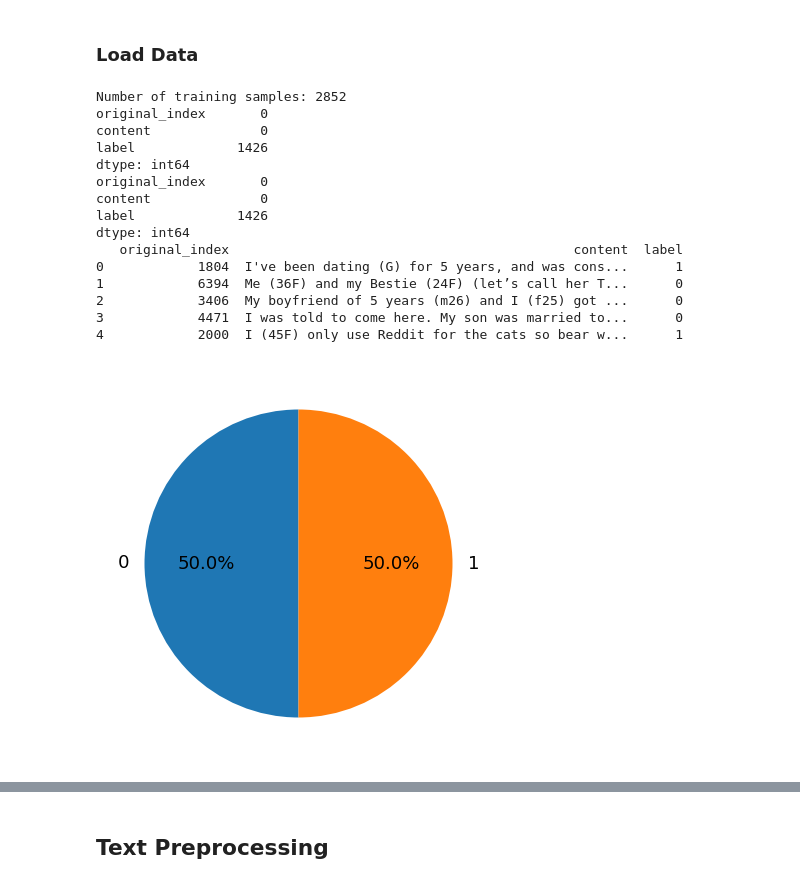
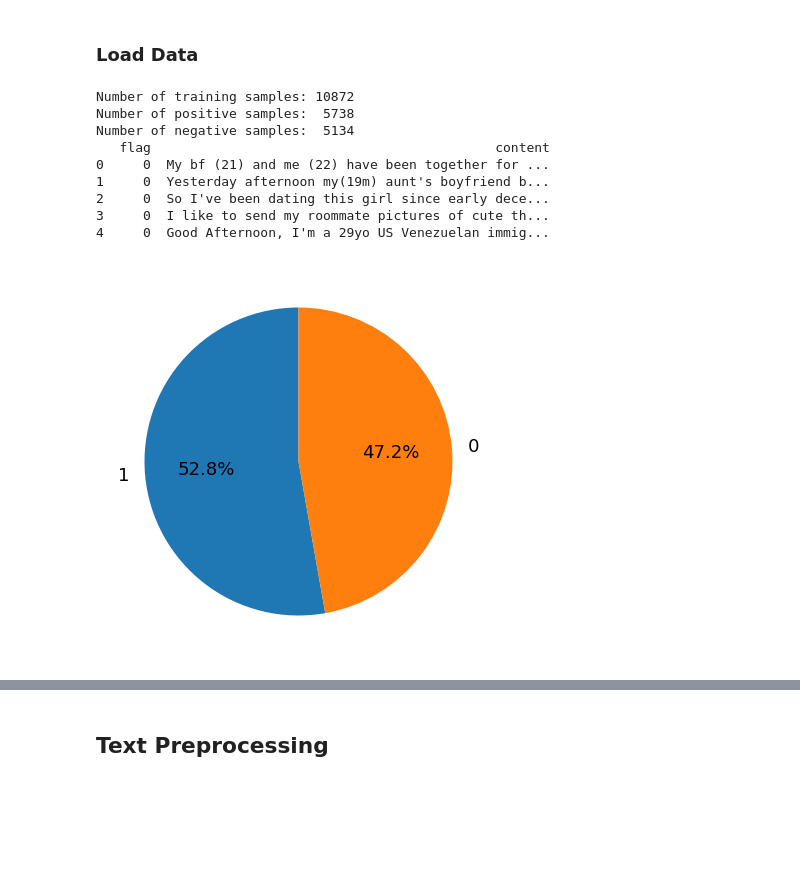
Before and after one commit to vennietweek/aita-analysis-tool, a Jupyter notebook: models/TraditionalApproach.ipynb, the cells around one changed output, grey strips where cells are left out. Drawn from its saved outputs; the diff is of its cells as text; code cells hidden in the pictures; blank space fills up the shorter version.

```diff
--- a/models/TraditionalApproach.ipynb
+++ b/models/TraditionalApproach.ipynb
@@ -50,50 +32,40 @@ from tqdm import tqdm
 # %% [markdown]
 ### Load Data
 # %%
-df_train = pd.read_csv("../data/df_train.csv")
-df_test = pd.read_csv("../data/df_test.csv")
+df_train = pd.read_csv("../data/balanced/train.csv")
+df_test = pd.read_csv("../data/balanced/test.csv")
 
-#indices for 10-fold cross-validation based on training data
-splits_df = pd.read_csv("../data/cv_splits.csv")
+# #indices for 10-fold cross-validation based on training data
+# splits_df = pd.read_csv("../data/cv_splits.csv")
 # %%
 print("Number of training samples: {}".format(len(df_train)))
 kwargs = dict(
     startangle = 90,
     fontsize   = 13,
     figsize    = (60,5),
     autopct    = '%1.1f%%',
     label      = ''
 )
 
-df_train['label'].value_counts().plot.pie(**kwargs)
+df_train['flag'].value_counts().plot.pie(**kwargs)
 
-#Undersampling majority class to balance dataset
-majority_df = df_train[df_train['label'] == 0]
-minority_df = df_train[df_train['label'] == 1]
-downsampled_majority_df = resample(majority_df, replace=False, n_samples=1426)
-df_train = pd.concat([downsampled_majority_df, minority_df], ignore_index=True)
-df_train = df_train.sample(frac=1).reset_index(drop=True)
+positive_samples = df_train[df_train['flag'] == 1]
+negative_samples = df_train[df_train['flag'] == 0]
 
+print("Number of positive samples: ", len(positive_samples))
+print("Number of negative samples: ", len(negative_samples))
 
-print(df_train[df_train == 1].count())
-print(df_train[df_train == 0].count())
 print(df_train.head())
 # %% [output]
-Number of training samples: 2852
-original_index       0
-content              0
-label             1426
-dtype: int64
-original_index       0
-content              0
-label             1426
-dtype: int64
-   original_index                                            content  label
-0            1804  I've been dating (G) for 5 years, and was cons...      1
-1            6394  Me (36F) and my Bestie (24F) (let’s call her T...      0
-2            3406  My boyfriend of 5 years (m26) and I (f25) got ...      0
-3            4471  I was told to come here. My son was married to...      0
-4            2000  I (45F) only use Reddit for the cats so bear w...      1
+Number of training samples: 10872
+Number of positive samples:  5738
+Number of negative samples:  5134
+   flag                                            content
+0     0  My bf (21) and me (22) have been together for ...
+1     0  Yesterday afternoon my(19m) aunt's boyfriend b...
+2     0  So I've been dating this girl since early dece...
+3     0  I like to send my roommate pictures of cute th...
+4     0  Good Afternoon, I'm a 29yo US Venezuelan immig...
-[figure, old version]
+[figure, new version]
 # %%
 print("Number of test samples: {}".format(len(df_test)))
```
Also changed, not shown: parts of 39 cells of this notebook.
